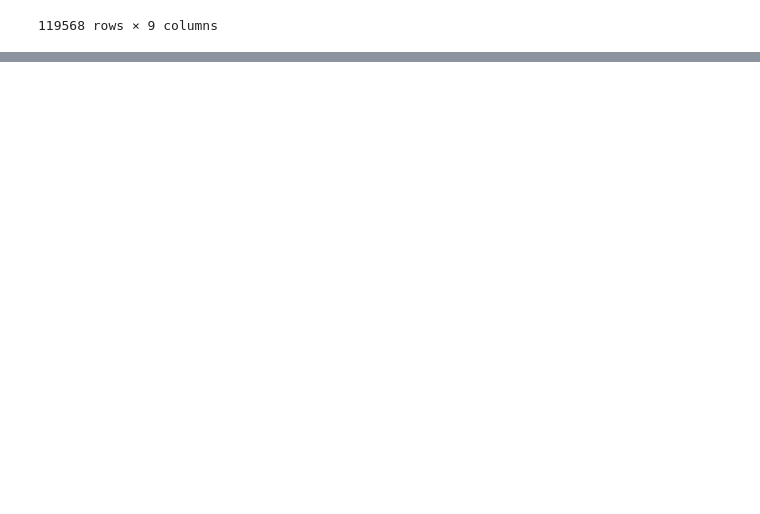
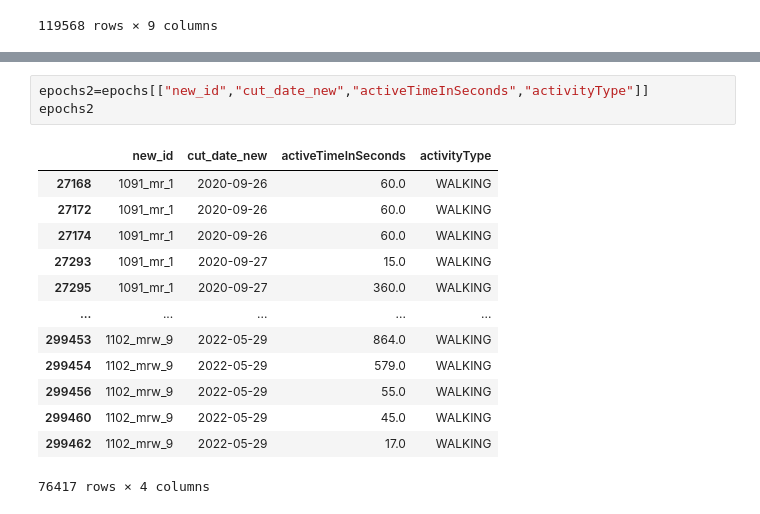
Before and after one commit to im-poster/-, a Jupyter notebook: 巨資期末.ipynb, the cells around one changed output, grey strips where cells are left out. Cells and saved outputs as stored; diff of their text form; blank space fills up the shorter version.

```diff
--- a/巨資期末.ipynb
+++ b/巨資期末.ipynb
@@ -142,0 +161,17 @@ epochs
+# %%
+epochs2=epochs[["new_id","cut_date_new","activeTimeInSeconds","activityType"]]
+epochs2
+# %% [output]
+|  | new_id | cut_date_new | activeTimeInSeconds | activityType |
+| 27168 | 1091_mr_1 | 2020-09-26 | 60.0 | WALKING |
+| 27172 | 1091_mr_1 | 2020-09-26 | 60.0 | WALKING |
+| 27174 | 1091_mr_1 | 2020-09-26 | 60.0 | WALKING |
+| 27293 | 1091_mr_1 | 2020-09-27 | 15.0 | WALKING |
+| 27295 | 1091_mr_1 | 2020-09-27 | 360.0 | WALKING |
+| ... | ... | ... | ... | ... |
+| 299453 | 1102_mrw_9 | 2022-05-29 | 864.0 | WALKING |
+| 299454 | 1102_mrw_9 | 2022-05-29 | 579.0 | WALKING |
+| 299456 | 1102_mrw_9 | 2022-05-29 | 55.0 | WALKING |
+| 299460 | 1102_mrw_9 | 2022-05-29 | 45.0 | WALKING |
+| 299462 | 1102_mrw_9 | 2022-05-29 | 17.0 | WALKING |
+76417 rows × 4 columns
```
Also changed, not shown: parts of 14 cells of this notebook.
